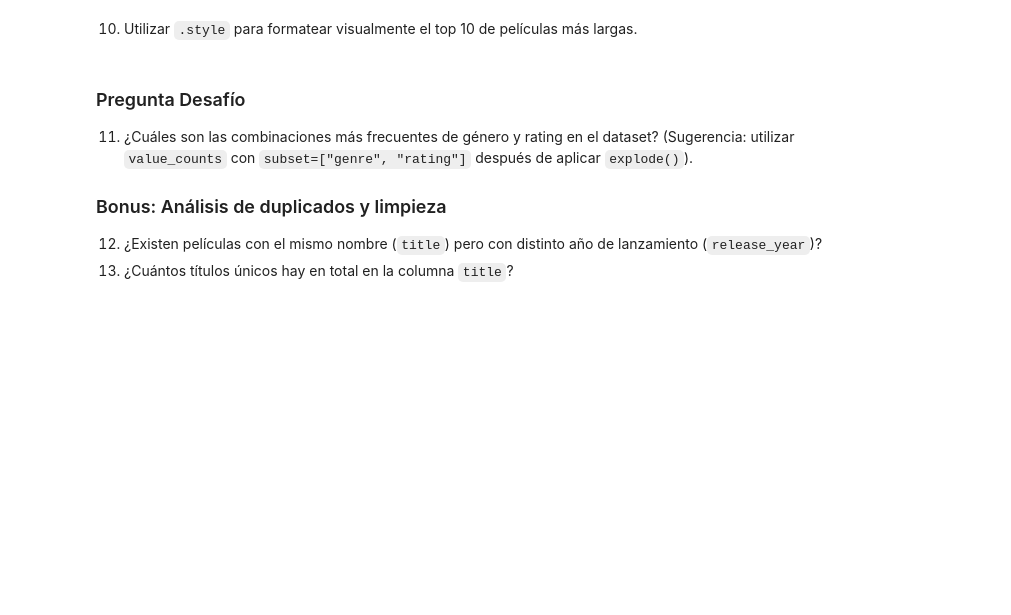
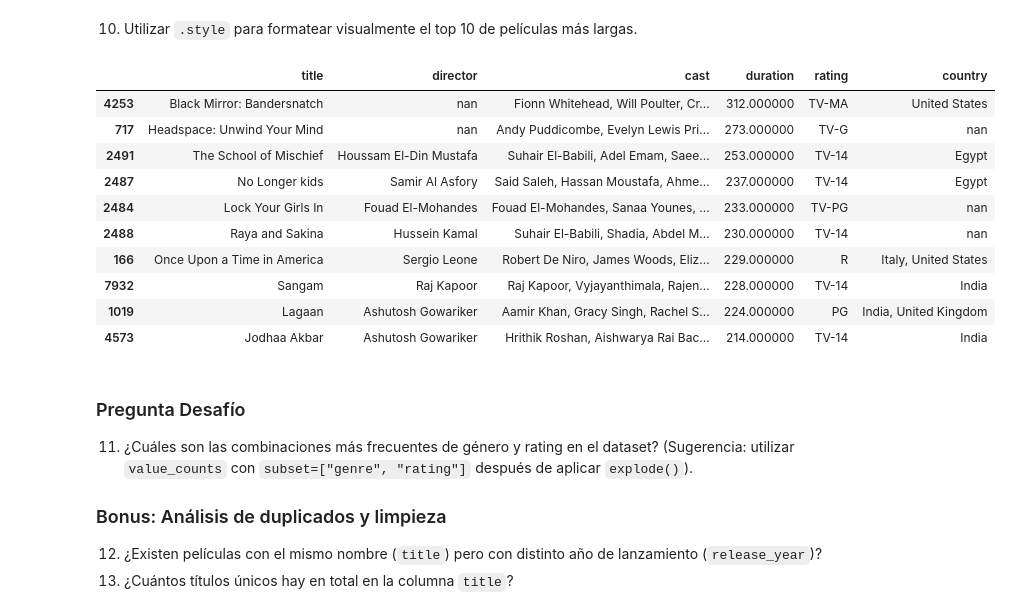
Before and after one commit to Nolberto-Rivera/MAT306-EntregablesNRivera, a Jupyter notebook: docs/labs/lab_03.ipynb, the cells around one changed output. Cells and saved outputs as stored; diff of their text form; code cells hidden in the pictures; blank space fills up the shorter version.

```diff
--- a/docs/labs/lab_03.ipynb
+++ b/docs/labs/lab_03.ipynb
@@ -311,5 +404,21 @@ filmes.loc[filmes['duration'].isnull()]
 # %% [markdown]
 10. Utilizar `.style` para formatear visualmente el top 10 de películas más largas.
+# %%
+by_longest = filmes.copy()
+by_longest = by_longest.sort_values(by='duration', ascending=False).head(10)
+by_longest[['title', 'director', 'cast', 'duration', 'rating', 'country']].style.background_gradient(subset=['duration'], cmap='Reds')
+# %% [output]
+|  | title | director | cast | duration | rating | country |
+| 4253 | Black Mirror: Bandersnatch | nan | Fionn Whitehead, Will Poulter, Cr... | 312.000000 | TV-MA | United States |
+| 717 | Headspace: Unwind Your Mind | nan | Andy Puddicombe, Evelyn Lewis Pri... | 273.000000 | TV-G | nan |
+| 2491 | The School of Mischief | Houssam El-Din Mustafa | Suhair El-Babili, Adel Emam, Saee... | 253.000000 | TV-14 | Egypt |
+| 2487 | No Longer kids | Samir Al Asfory | Said Saleh, Hassan Moustafa, Ahme... | 237.000000 | TV-14 | Egypt |
+| 2484 | Lock Your Girls In | Fouad El-Mohandes | Fouad El-Mohandes, Sanaa Younes, ... | 233.000000 | TV-PG | nan |
+| 2488 | Raya and Sakina | Hussein Kamal | Suhair El-Babili, Shadia, Abdel M... | 230.000000 | TV-14 | nan |
+| 166 | Once Upon a Time in America | Sergio Leone | Robert De Niro, James Woods, Eliz... | 229.000000 | R | Italy, United States |
+| 7932 | Sangam | Raj Kapoor | Raj Kapoor, Vyjayanthimala, Rajen... | 228.000000 | TV-14 | India |
+| 1019 | Lagaan | Ashutosh Gowariker | Aamir Khan, Gracy Singh, Rachel S... | 224.000000 | PG | India, United Kingdom |
+| 4573 | Jodhaa Akbar | Ashutosh Gowariker | Hrithik Roshan, Aishwarya Rai Bac... | 214.000000 | TV-14 | India |
 # %% [markdown]
 
 
```
Also changed, not shown: parts of 17 cells of this notebook.
